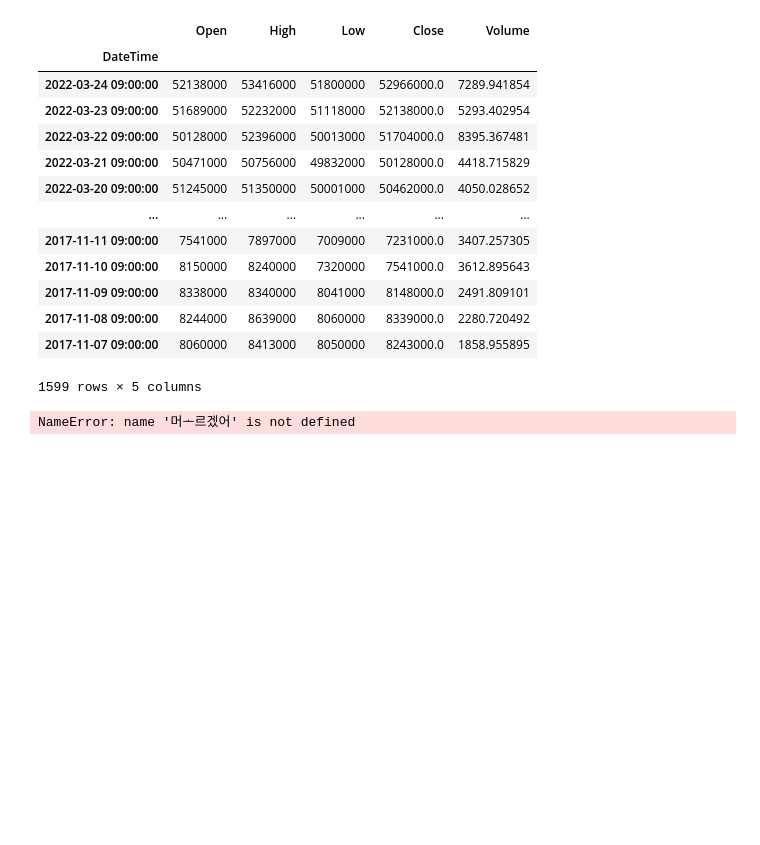
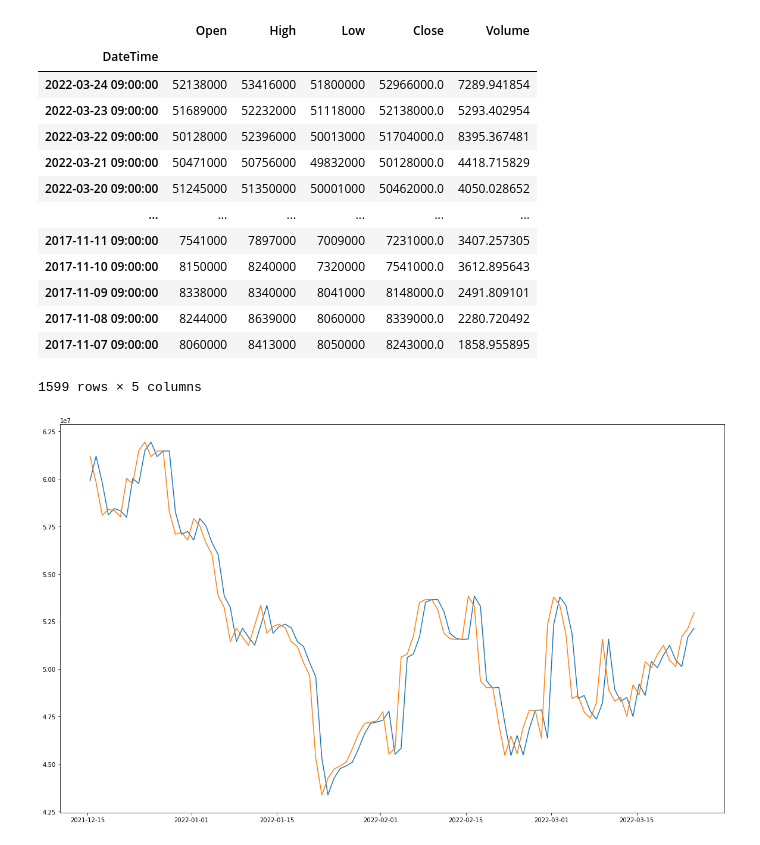
Before and after one commit to menmenmeng/coding, a Jupyter notebook: autotrader/py_upbit_ntb.ipynb, the cells around one changed output. Saved outputs shown, nothing was run; the diff lists cells and outputs as text; code cells hidden in the pictures; blank space fills up the shorter version.

```diff
--- a/autotrader/py_upbit_ntb.ipynb
+++ b/autotrader/py_upbit_ntb.ipynb
@@ -92,8 +92,11 @@ res_df
 | 2017-11-08 09:00:00 | 8244000 | 8639000 | 8060000 | 8339000.0 | 2280.720492 |
 | 2017-11-07 09:00:00 | 8060000 | 8413000 | 8050000 | 8243000.0 | 1858.955895 |
 1599 rows × 5 columns
-# %%
-머ㅗ르겠어
-모르겠어
-# %% [output]
-NameError: name '머ᅩ르겠어' is not defined
+# %%
+import matplotlib.pyplot as plt
+
+plt.figure(figsize=(20, 12))
+plt.plot(res_df[['Open', 'Close']][:100])
+plt.show()
+# %% [output]
+[figure, added]
```
